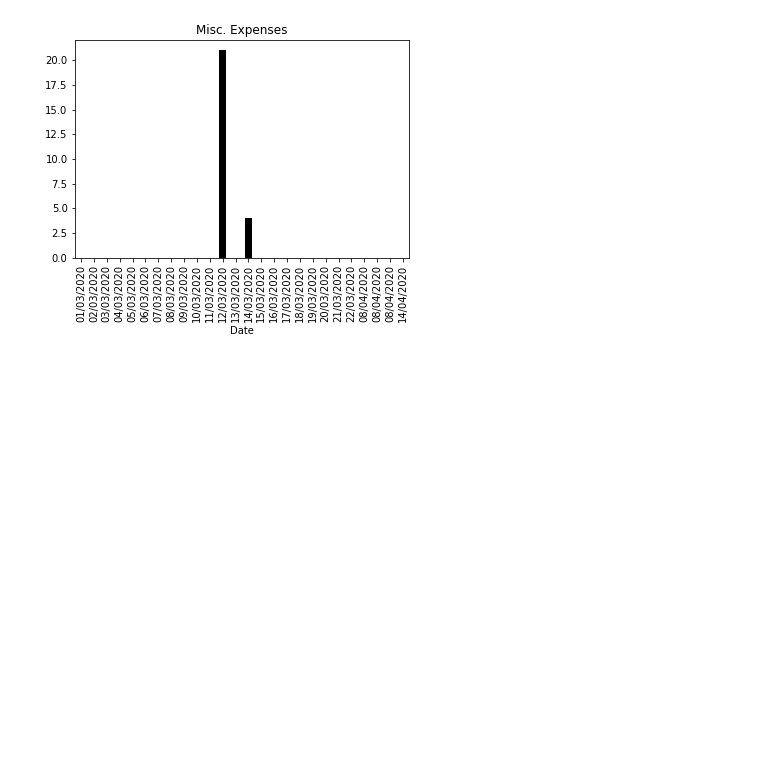
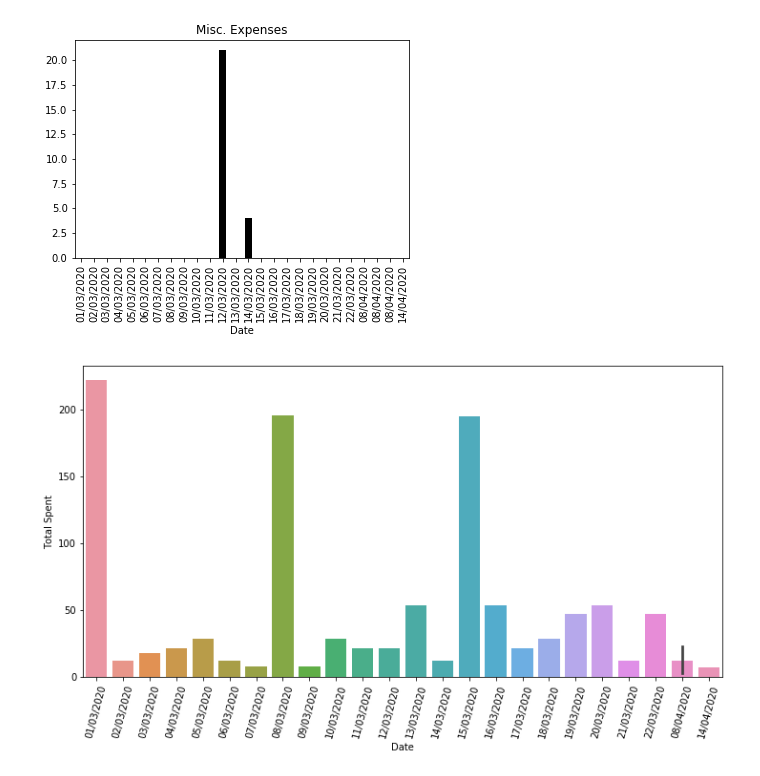
Before and after one commit to Aburr-sudo/VirtualWallet, a Jupyter notebook: Statistics Notebook.ipynb, the cells around one changed output. Saved outputs shown, nothing was run; the diff lists cells and outputs as text; code cells hidden in the pictures; blank space fills up the shorter version.

```diff
--- a/Statistical Analysis and Graph Creation.ipynb
+++ b/Statistics Notebook.ipynb
@@ -176,3 +178,7 @@ printFigs(df)
 WriteToFile()
 # %%
 writeProbabilityToFile()
+# %%
+createSeabornGraph()
+# %% [output]
+[figure, added]
```
Also changed, not shown: parts of 3 cells of this notebook, 1 other file.
